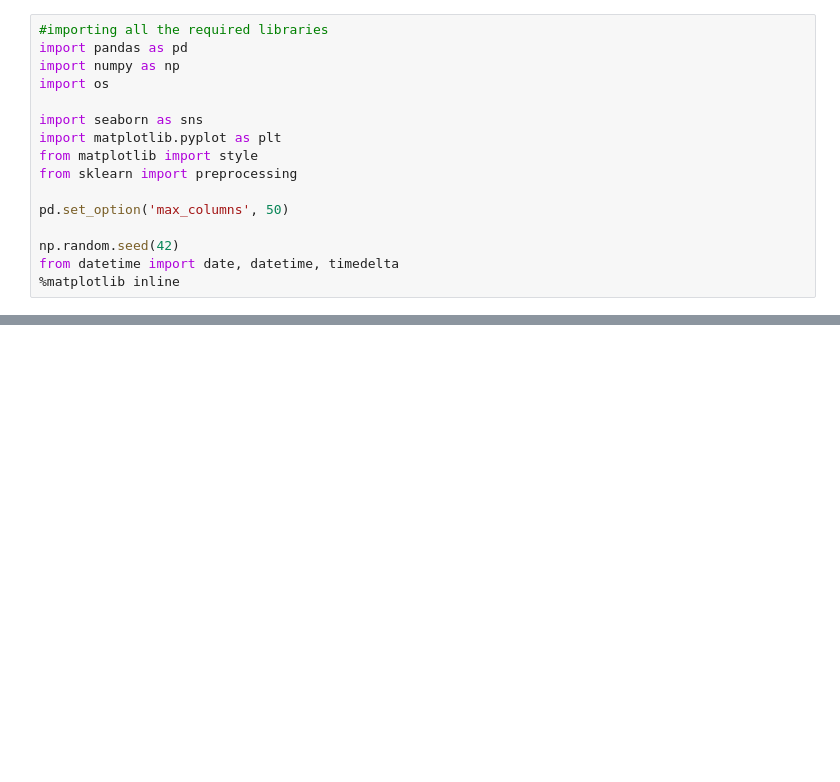
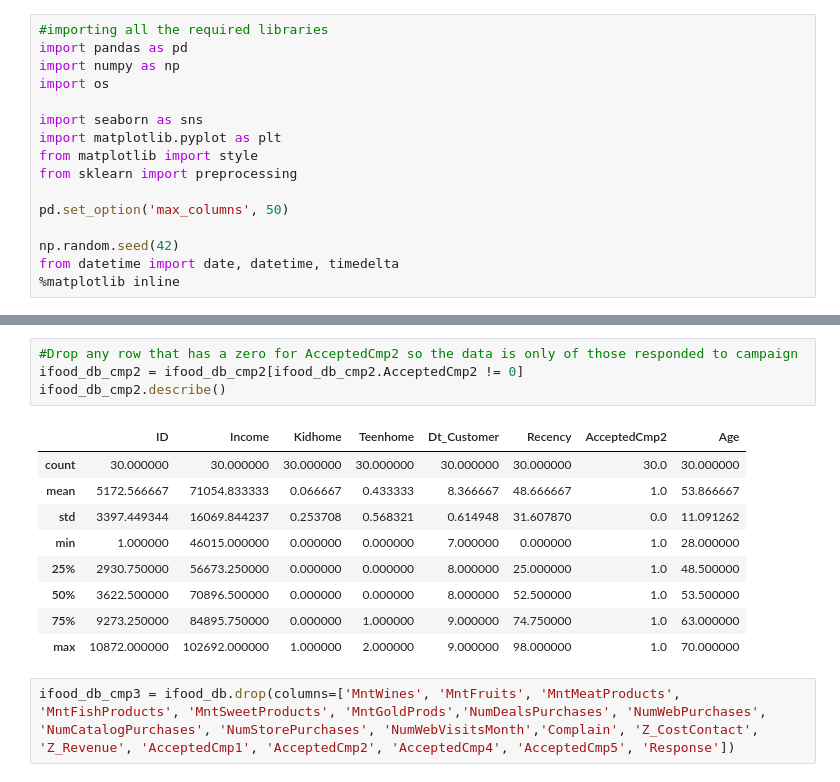
Before and after one commit to SauKno/Final_Project_Sales_Projection, a Jupyter notebook: Classification_Cmp_Cohort.ipynb, the cells around one changed output, grey strips where cells are left out. Drawn from its saved outputs; the diff is of its cells as text; blank space fills up the shorter version.

```diff
--- a/Classification_Cmp_Cohort.ipynb
+++ b/Classification_Cmp_Cohort.ipynb
@@ -200,0 +155,16 @@ NameError: ignored
+# %%
+#Drop any row that has a zero for AcceptedCmp2 so the data is only of those responded to campaign
+ifood_db_cmp2 = ifood_db_cmp2[ifood_db_cmp2.AcceptedCmp2 != 0]
+ifood_db_cmp2.describe()
+# %% [output]
+|  | ID | Income | Kidhome | Teenhome | Dt_Customer | Recency | AcceptedCmp2 | Age |
+| count | 30.000000 | 30.000000 | 30.000000 | 30.000000 | 30.000000 | 30.000000 | 30.0 | 30.000000 |
+| mean | 5172.566667 | 71054.833333 | 0.066667 | 0.433333 | 8.366667 | 48.666667 | 1.0 | 53.866667 |
+| std | 3397.449344 | 16069.844237 | 0.253708 | 0.568321 | 0.614948 | 31.607870 | 0.0 | 11.091262 |
+| min | 1.000000 | 46015.000000 | 0.000000 | 0.000000 | 7.000000 | 0.000000 | 1.0 | 28.000000 |
+| 25% | 2930.750000 | 56673.250000 | 0.000000 | 0.000000 | 8.000000 | 25.000000 | 1.0 | 48.500000 |
+| 50% | 3622.500000 | 70896.500000 | 0.000000 | 0.000000 | 8.000000 | 52.500000 | 1.0 | 53.500000 |
+| 75% | 9273.250000 | 84895.750000 | 0.000000 | 1.000000 | 9.000000 | 74.750000 | 1.0 | 63.000000 |
+| max | 10872.000000 | 102692.000000 | 1.000000 | 2.000000 | 9.000000 | 98.000000 | 1.0 | 70.000000 |
+# %%
+ifood_db_cmp3 = ifood_db.drop(columns=['MntWines', 'MntFruits', 'MntMeatProducts', 'MntFishProducts', 'MntSweetProducts', 'MntGoldProds','NumDealsPurchases', 'NumWebPurchases', 'NumCatalogPurchases', 'NumStorePurchases', 'NumWebVisitsMonth','Complain', 'Z_CostContact', 'Z_Revenue', 'AcceptedCmp1', 'AcceptedCmp2', 'AcceptedCmp4', 'AcceptedCmp5', 'Response'])
```
Also changed, not shown: parts of 40 cells of this notebook.
